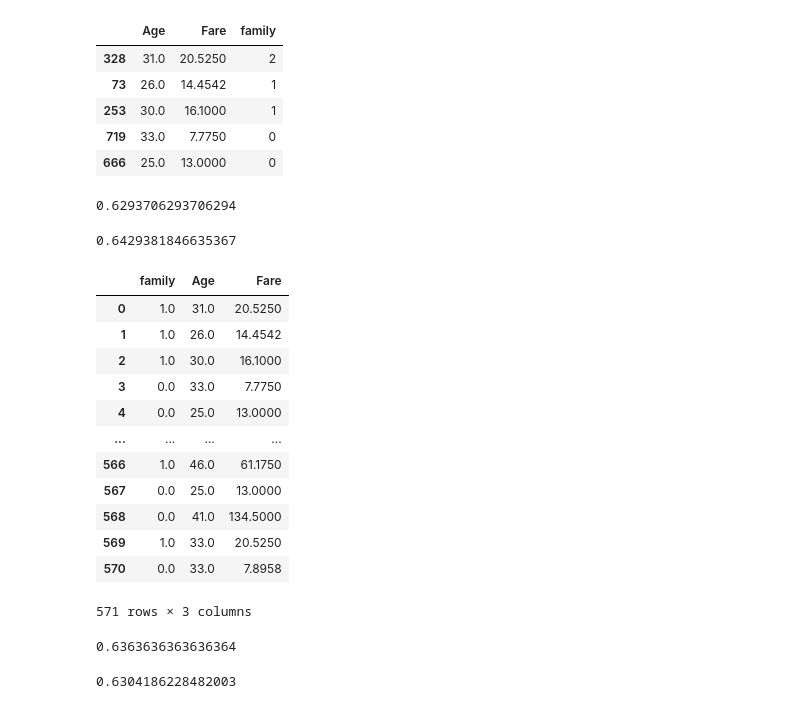
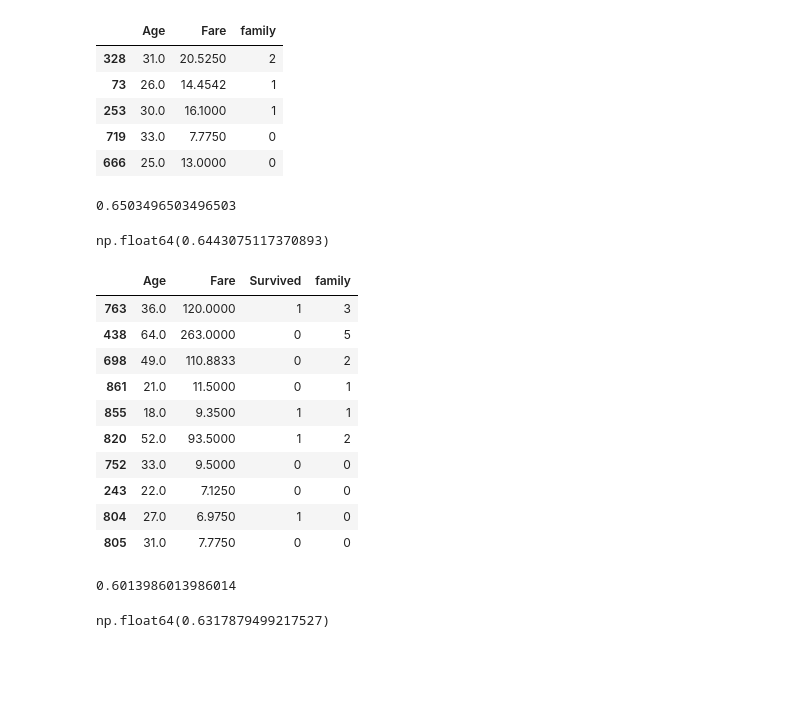
Before and after one commit to shiv1122004/ML, a Jupyter notebook: day32-binning-and-binarization/binarization.ipynb, the cells around one changed output. Saved outputs shown, nothing was run; the diff lists cells and outputs as text; code cells hidden in the pictures; blank space fills up the shorter version.

```diff
--- a/day32-binning-and-binarization/binarization.ipynb
+++ b/day32-binning-and-binarization/binarization.ipynb
@@ -12,7 +12,7 @@ from sklearn.metrics import accuracy_score
 from sklearn.compose import ColumnTransformer
 # %%
 # https://raw.githubusercontent.com/campusx-official/100-days-of-machine-learning/refs/heads/main/day32-binning-and-binarization/train.csv
-df = pd.read_csv('train.csv')[['Age','Fare','SibSp','Parch','Survived']]
+df = pd.read_csv('https://raw.githubusercontent.com/campusx-official/100-days-of-machine-learning/refs/heads/main/day32-binning-and-binarization/train.csv')[['Age','Fare','SibSp','Parch','Survived']]
 # %%
 df.dropna(inplace=True)
 # %%
@@ -71,11 +71,11 @@ y_pred = clf.predict(X_test)
 
 accuracy_score(y_test,y_pred)
 # %% [output]
-0.6293706293706294
+0.6503496503496503
 # %%
 np.mean(cross_val_score(DecisionTreeClassifier(),X,y,cv=10,scoring='accuracy'))
 # %% [output]
-0.6429381846635367
+np.float64(0.6443075117370893)
 # %%
 # Applying Binarization
 
@@ -89,20 +89,19 @@ X_train_trf = trf.fit_transform(X_train)
 X_test_trf = trf.transform(X_test)
 # %%
 pd.DataFrame(X_train_trf,columns=['family','Age','Fare'])
+df.sample(10)
 # %% [output]
-|  | family | Age | Fare |
-| 0 | 1.0 | 31.0 | 20.5250 |
-| 1 | 1.0 | 26.0 | 14.4542 |
-| 2 | 1.0 | 30.0 | 16.1000 |
-| 3 | 0.0 | 33.0 | 7.7750 |
-| 4 | 0.0 | 25.0 | 13.0000 |
-| ... | ... | ... | ... |
-| 566 | 1.0 | 46.0 | 61.1750 |
-| 567 | 0.0 | 25.0 | 13.0000 |
-| 568 | 0.0 | 41.0 | 134.5000 |
-| 569 | 1.0 | 33.0 | 20.5250 |
-| 570 | 0.0 | 33.0 | 7.8958 |
+|  | Age | Fare | Survived | family |
+| 763 | 36.0 | 120.0000 | 1 | 3 |
+| 438 | 64.0 | 263.0000 | 0 | 5 |
+| 698 | 49.0 | 110.8833 | 0 | 2 |
+| 861 | 21.0 | 11.5000 | 0 | 1 |
+| 855 | 18.0 | 9.3500 | 1 | 1 |
+| 820 | 52.0 | 93.5000 | 1 | 2 |
+| 752 | 33.0 | 9.5000 | 0 | 0 |
+| 243 | 22.0 | 7.1250 | 0 | 0 |
+| 804 | 27.0 | 6.9750 | 1 | 0 |
+| 805 | 31.0 | 7.7750 | 0 | 0 |
-571 rows × 3 columns
 # %%
 clf = DecisionTreeClassifier()
 clf.fit(X_train_trf,y_train)
@@ -110,9 +109,9 @@ y_pred2 = clf.predict(X_test_trf)
 
 accuracy_score(y_test,y_pred2)
 # %% [output]
-0.6363636363636364
+0.6013986013986014
 # %%
 X_trf = trf.fit_transform(X)
 np.mean(cross_val_score(DecisionTreeClassifier(),X_trf,y,cv=10,scoring='accuracy'))
 # %% [output]
-0.6304186228482003
+np.float64(0.6317879499217527)
```
Also changed, not shown: parts of 1 cell of this notebook.
